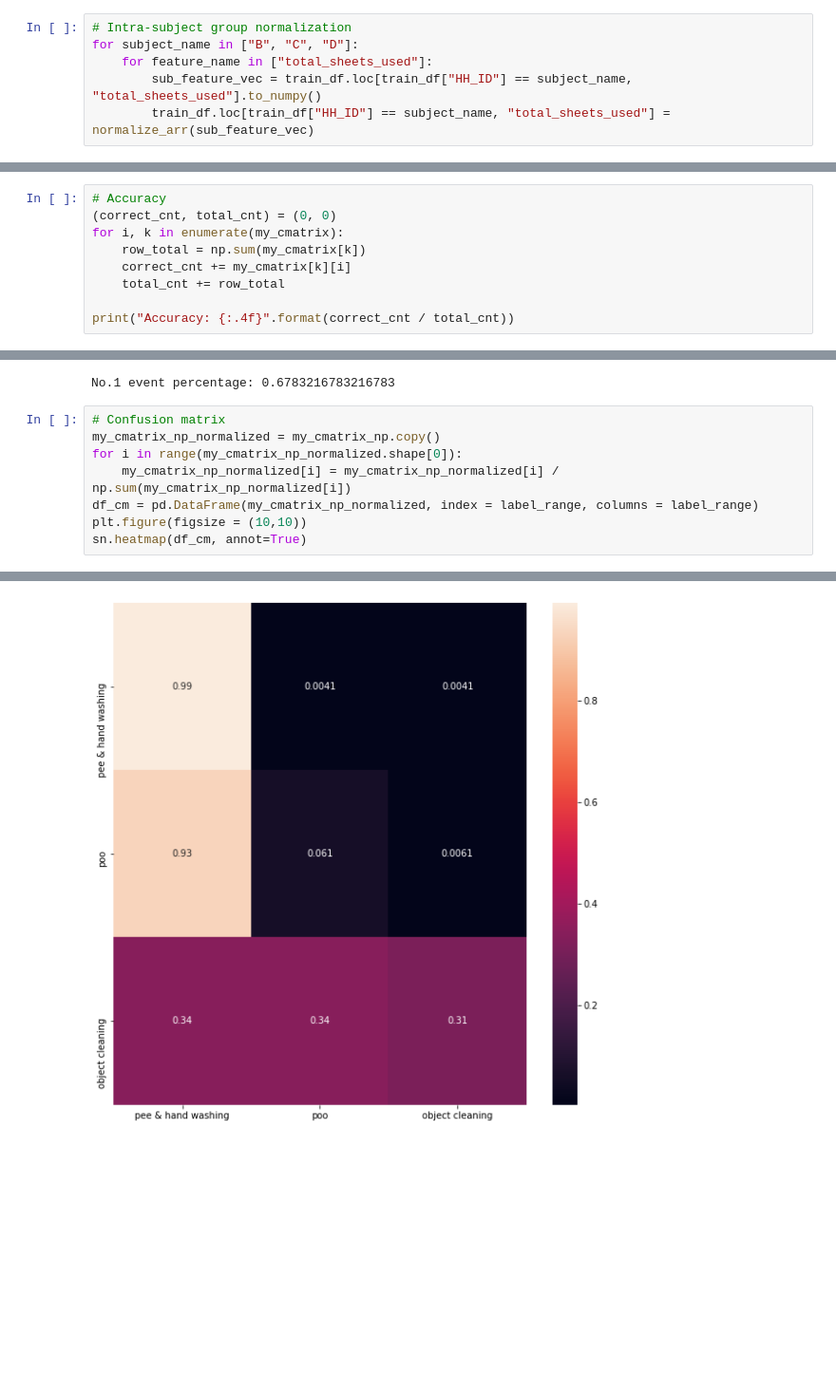
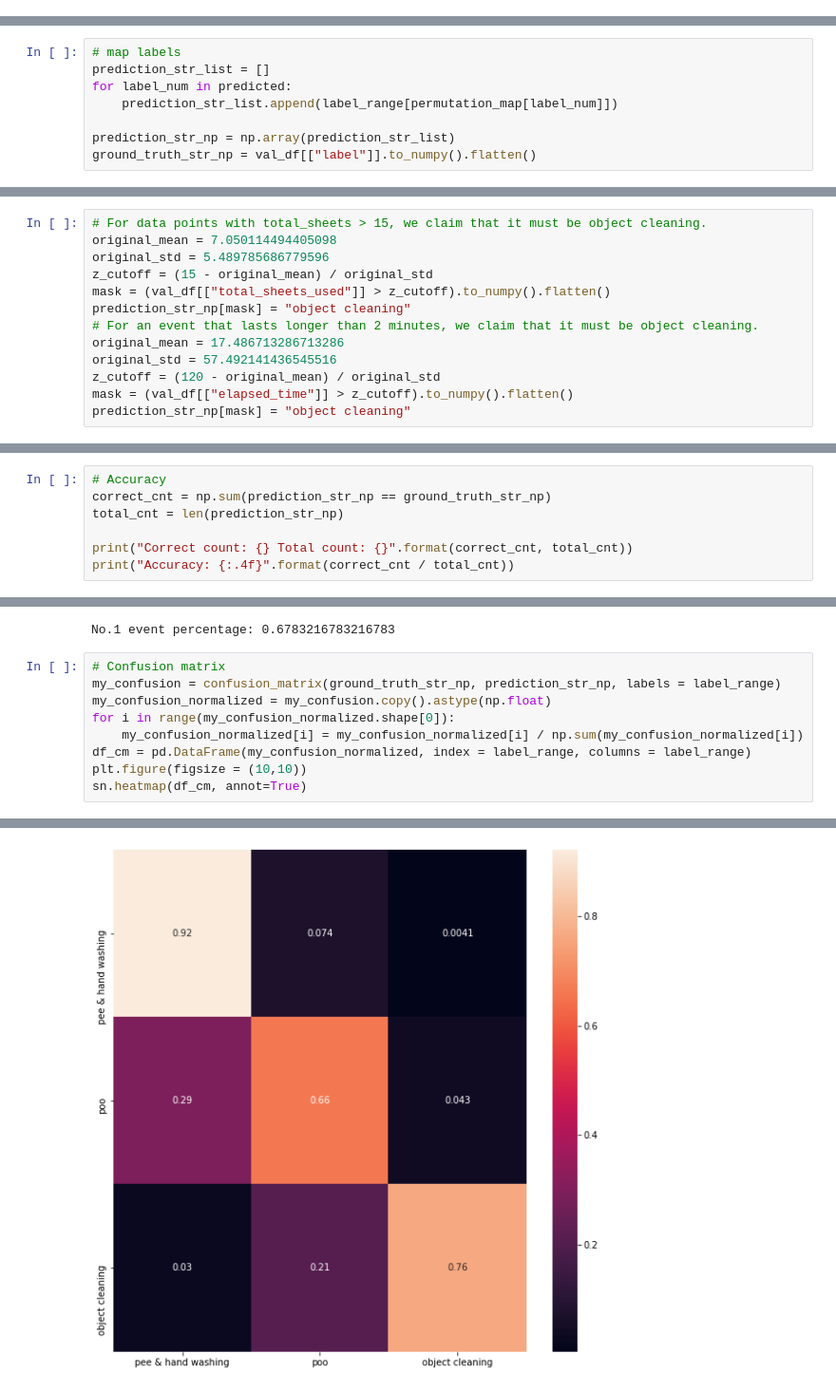
Before and after one commit to RogerQi/UI_datathon_2021, a Jupyter notebook: analysis.ipynb, the cells around one changed output, grey strips where cells are left out. Shown at 95% size. Drawn from its saved outputs; the diff is of its cells as text; blank space fills up the shorter version.

```diff
--- a/analysis.ipynb
+++ b/analysis.ipynb
@@ -61,8 +90,2 @@ train_df
 # %% [markdown]
 ### Preprocessing
-# %%
-# Intra-subject group normalization
-for subject_name in ["B", "C", "D"]:
-    for feature_name in ["total_sheets_used"]:
-        sub_feature_vec = train_df.loc[train_df["HH_ID"] == subject_name, "total_sheets_used"].to_numpy()
-        train_df.loc[train_df["HH_ID"] == subject_name, "total_sheets_used"] = normalize_arr(sub_feature_vec)
@@ -135,0 +238,8 @@ for i in range(num_classes):
+# %%
+# map labels
+prediction_str_list = []
+for label_num in predicted:
+    prediction_str_list.append(label_range[permutation_map[label_num]])
+
+prediction_str_np = np.array(prediction_str_list)
+ground_truth_str_np = val_df[["label"]].to_numpy().flatten()
@@ -135,0 +248,13 @@ for i in range(num_classes):
+# %%
+# For data points with total_sheets > 15, we claim that it must be object cleaning.
+original_mean = 7.050114494405098
+original_std = 5.489785686779596
+z_cutoff = (15 - original_mean) / original_std
+mask = (val_df[["total_sheets_used"]] > z_cutoff).to_numpy().flatten()
+prediction_str_np[mask] = "object cleaning"
+# For an event that lasts longer than 2 minutes, we claim that it must be object cleaning.
+original_mean = 17.486713286713286
+original_std = 57.492141436545516
+z_cutoff = (120 - original_mean) / original_std
+mask = (val_df[["elapsed_time"]] > z_cutoff).to_numpy().flatten()
+prediction_str_np[mask] = "object cleaning"
@@ -137,11 +264,9 @@ for i in range(num_classes):
 ### Accuracy & Confusion Matrix Visualization
 # %%
 # Accuracy
-(correct_cnt, total_cnt) = (0, 0)
-for i, k in enumerate(my_cmatrix):
-    row_total = np.sum(my_cmatrix[k])
-    correct_cnt += my_cmatrix[k][i]
-    total_cnt += row_total
+correct_cnt = np.sum(prediction_str_np == ground_truth_str_np)
+total_cnt = len(prediction_str_np)
 
+print("Correct count: {} Total count: {}".format(correct_cnt, total_cnt))
 print("Accuracy: {:.4f}".format(correct_cnt / total_cnt))
 # %% [output]
@@ -153,12 +279,13 @@ print("No.1 event percentage: {}".format(np.sum(my_cmatrix["pee & hand washing"]
 No.1 event percentage: 0.6783216783216783
 # %%
 # Confusion matrix
-my_cmatrix_np_normalized = my_cmatrix_np.copy()
-for i in range(my_cmatrix_np_normalized.shape[0]):
-    my_cmatrix_np_normalized[i] = my_cmatrix_np_normalized[i] / np.sum(my_cmatrix_np_normalized[i])
-df_cm = pd.DataFrame(my_cmatrix_np_normalized, index = label_range, columns = label_range)
+my_confusion = confusion_matrix(ground_truth_str_np, prediction_str_np, labels = label_range)
+my_confusion_normalized = my_confusion.copy().astype(np.float)
+for i in range(my_confusion_normalized.shape[0]):
+    my_confusion_normalized[i] = my_confusion_normalized[i] / np.sum(my_confusion_normalized[i])
+df_cm = pd.DataFrame(my_confusion_normalized, index = label_range, columns = label_range)
 plt.figure(figsize = (10,10))
 sn.heatmap(df_cm, annot=True)
 # %% [output]
 <matplotlib.axes._subplots.AxesSubplot at 0x...>
-[figure, old version]
+[figure, new version]
```
Also changed, not shown: parts of 23 cells of this notebook, 2 other files.
